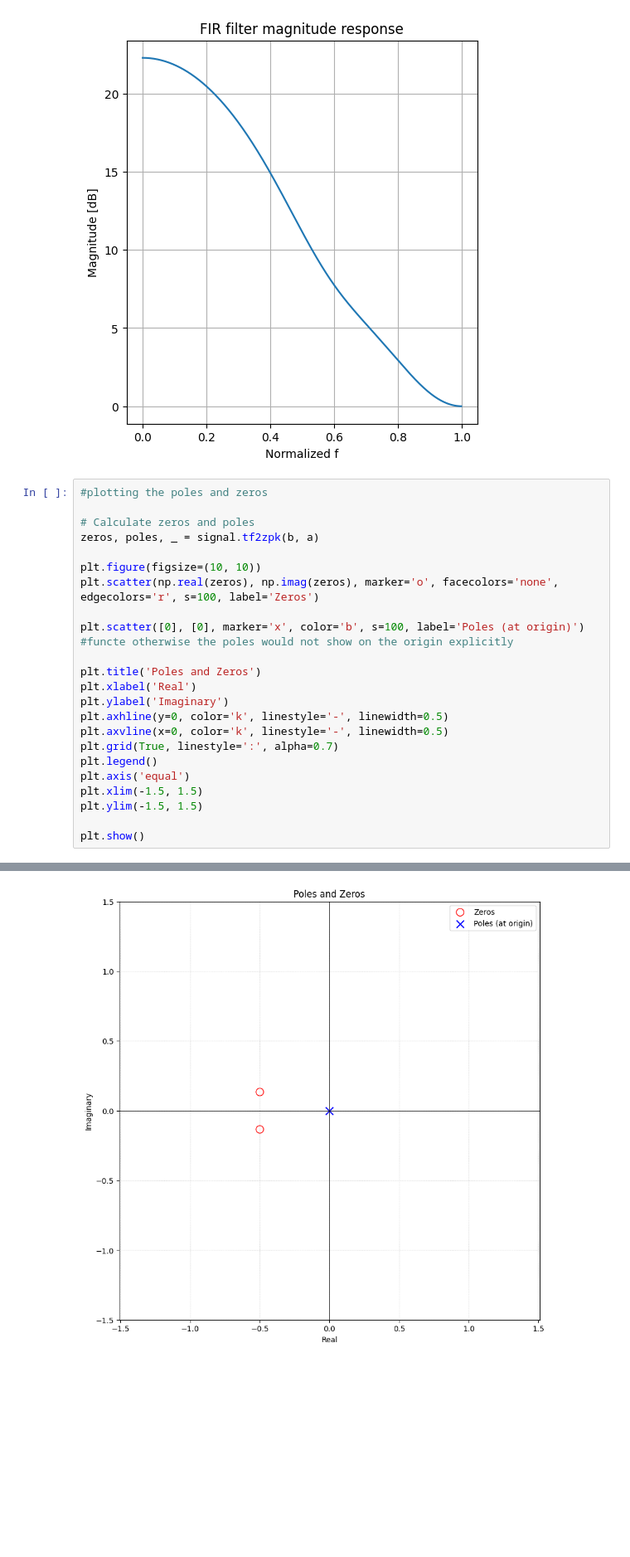
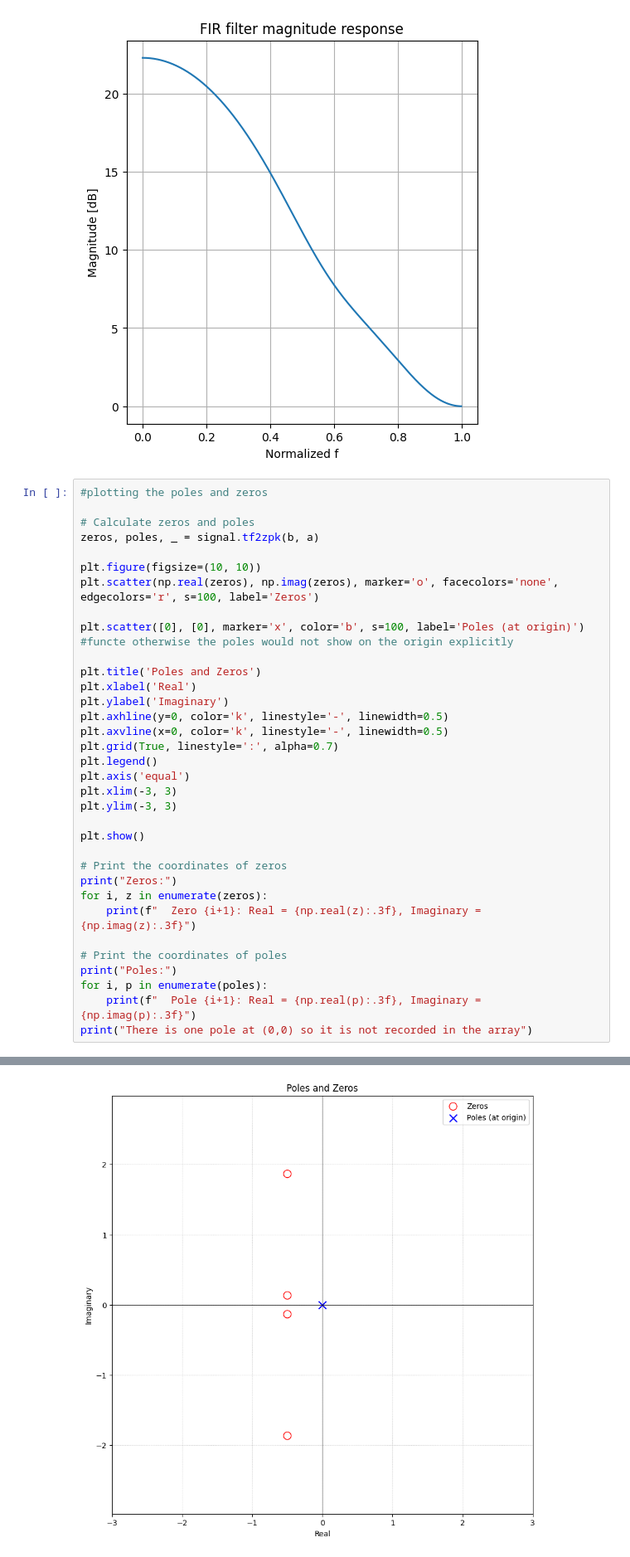
Before and after one commit to Sam-Bieberich/489, a Jupyter notebook: lab1.ipynb, the cells around one changed output, grey strips where cells are left out. Shown at 83% size. Saved outputs shown, nothing was run; the diff lists cells and outputs as text; blank space fills up the shorter version.

```diff
--- a/lab1.ipynb
+++ b/lab1.ipynb
@@ -59,8 +59,19 @@ plt.axvline(x=0, color='k', linestyle='-', linewidth=0.5)
 plt.grid(True, linestyle=':', alpha=0.7)
 plt.legend()
 plt.axis('equal')
-plt.xlim(-1.5, 1.5)
-plt.ylim(-1.5, 1.5)
+plt.xlim(-3, 3)
+plt.ylim(-3, 3)
 
 plt.show()
+
+# Print the coordinates of zeros
+print("Zeros:")
+for i, z in enumerate(zeros):
+    print(f"  Zero {i+1}: Real = {np.real(z):.3f}, Imaginary = {np.imag(z):.3f}")
+
+# Print the coordinates of poles
+print("Poles:")
+for i, p in enumerate(poles):
+    print(f"  Pole {i+1}: Real = {np.real(p):.3f}, Imaginary = {np.imag(p):.3f}")
+print("There is one pole at (0,0) so it is not recorded in the array")
 # %% [output]
@@ -68 +79 @@ Ignoring fixed x limits to fulfill fixed data aspect with adjustable data limits
-[figure, old version]
+[figure, new version]
```
Also changed, not shown: parts of 9 cells of this notebook, 1 other file.
